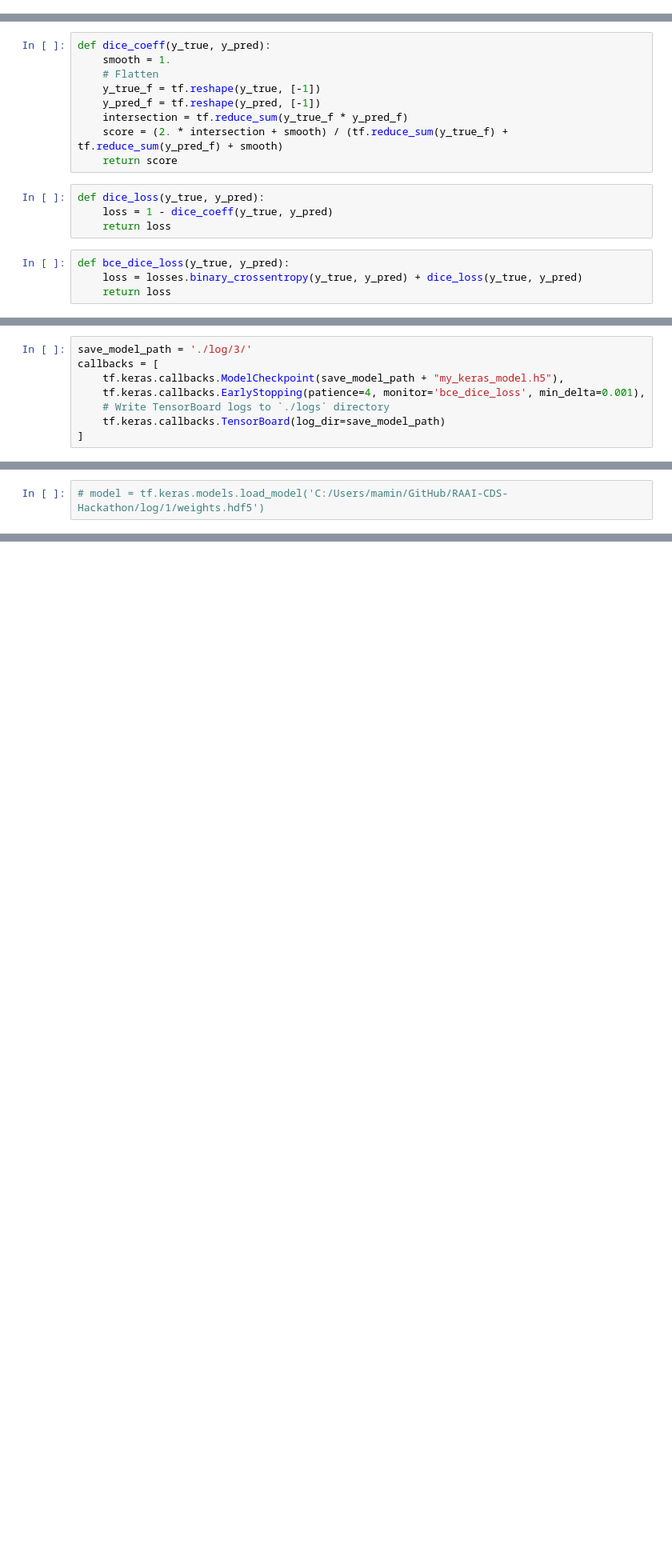
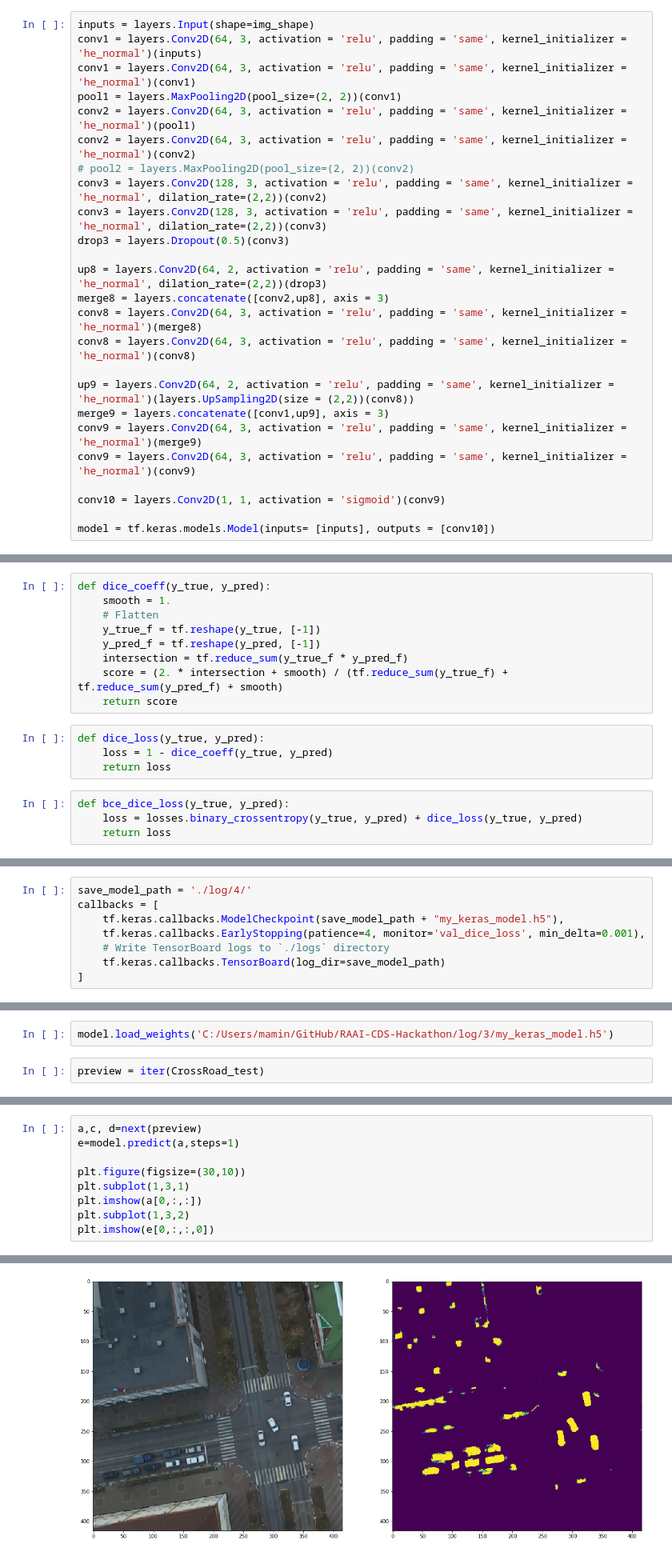
Before and after one commit to makashy/RAAI-CDS-Hackathon, a Jupyter notebook: U-Net.ipynb, the cells around one changed output, grey strips where cells are left out. Shown at 80% size. Saved outputs shown, nothing was run; the diff lists cells and outputs as text; blank space fills up the shorter version.

```diff
--- a/U-Net.ipynb
+++ b/U-Net.ipynb
@@ -104,0 +196,25 @@ model = tf.keras.models.Model(inputs=[inputs], outputs=[outputs])
+# %%
+inputs = layers.Input(shape=img_shape)
+conv1 = layers.Conv2D(64, 3, activation = 'relu', padding = 'same', kernel_initializer = 'he_normal')(inputs)
+conv1 = layers.Conv2D(64, 3, activation = 'relu', padding = 'same', kernel_initializer = 'he_normal')(conv1)
+pool1 = layers.MaxPooling2D(pool_size=(2, 2))(conv1)
+conv2 = layers.Conv2D(64, 3, activation = 'relu', padding = 'same', kernel_initializer = 'he_normal')(pool1)
+conv2 = layers.Conv2D(64, 3, activation = 'relu', padding = 'same', kernel_initializer = 'he_normal')(conv2)
+# pool2 = layers.MaxPooling2D(pool_size=(2, 2))(conv2)
+conv3 = layers.Conv2D(128, 3, activation = 'relu', padding = 'same', kernel_initializer = 'he_normal', dilation_rate=(2,2))(conv2)
+conv3 = layers.Conv2D(128, 3, activation = 'relu', padding = 'same', kernel_initializer = 'he_normal', dilation_rate=(2,2))(conv3)
+drop3 = layers.Dropout(0.5)(conv3)
+
+up8 = layers.Conv2D(64, 2, activation = 'relu', padding = 'same', kernel_initializer = 'he_normal', dilation_rate=(2,2))(drop3)
+merge8 = layers.concatenate([conv2,up8], axis = 3)
+conv8 = layers.Conv2D(64, 3, activation = 'relu', padding = 'same', kernel_initializer = 'he_normal')(merge8)
+conv8 = layers.Conv2D(64, 3, activation = 'relu', padding = 'same', kernel_initializer = 'he_normal')(conv8)
+
+up9 = layers.Conv2D(64, 2, activation = 'relu', padding = 'same', kernel_initializer = 'he_normal')(layers.UpSampling2D(size = (2,2))(conv8))
+merge9 = layers.concatenate([conv1,up9], axis = 3)
+conv9 = layers.Conv2D(64, 3, activation = 'relu', padding = 'same', kernel_initializer = 'he_normal')(merge9)
+conv9 = layers.Conv2D(64, 3, activation = 'relu', padding = 'same', kernel_initializer = 'he_normal')(conv9)
+
+conv10 = layers.Conv2D(1, 1, activation = 'sigmoid')(conv9)
+
+model = tf.keras.models.Model(inputs= [inputs], outputs = [conv10])
@@ -148,8 +248,8 @@ ________________________________________________________________________________
 # %%
-save_model_path = './log/3/'
+save_model_path = './log/4/'
 callbacks = [
     tf.keras.callbacks.ModelCheckpoint(save_model_path + "my_keras_model.h5"),
-    tf.keras.callbacks.EarlyStopping(patience=4, monitor='bce_dice_loss', min_delta=0.001),
+    tf.keras.callbacks.EarlyStopping(patience=4, monitor='val_dice_loss', min_delta=0.001),
     # Write TensorBoard logs to `./logs` directory
     tf.keras.callbacks.TensorBoard(log_dir=save_model_path)
 ]
@@ -168,3 +287,5 @@ Epoch 2/10
 # %%
-# model = tf.keras.models.load_model('C:/Users/mamin/GitHub/RAAI-CDS-Hackathon/log/1/weights.hdf5')
+model.load_weights('C:/Users/mamin/GitHub/RAAI-CDS-Hackathon/log/3/my_keras_model.h5')
+# %%
+preview = iter(CrossRoad_test)
 # %%
@@ -175,0 +296,10 @@ model.evaluate(a,b)
+# %%
+a,c, d=next(preview)
+e=model.predict(a,steps=1)
+
+plt.figure(figsize=(30,10))
+plt.subplot(1,3,1)
+plt.imshow(a[0,:,:])
+plt.subplot(1,3,2)
+plt.imshow(e[0,:,:,0])
+# %% [output]
@@ -175,0 +307 @@ model.evaluate(a,b)
+[figure, added]
```
Also changed, not shown: parts of 42 cells of this notebook, 5 other files.
